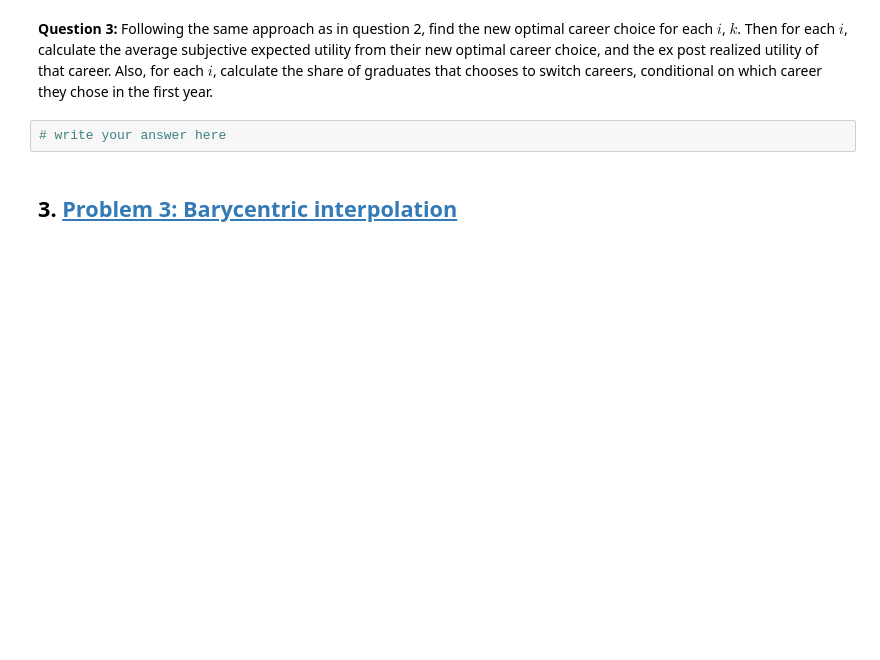
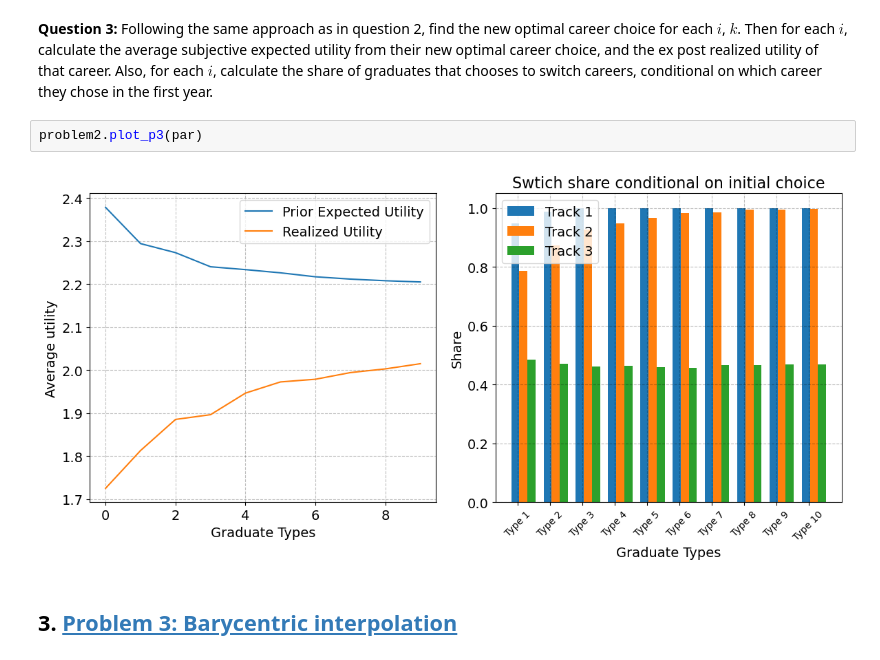
Before and after one commit to NumEconCopenhagen/projects-2024-mikkel-thomas, a Jupyter notebook: examproject/exam_2024.ipynb, the cells around one changed output. Saved outputs shown, nothing was run; the diff lists cells and outputs as text; blank space fills up the shorter version.

```diff
--- a/examproject/exam_2024.ipynb
+++ b/examproject/exam_2024.ipynb
@@ -224,8 +241,10 @@ u^{k,2}_{ij}= \begin{cases}
 $$
 # %% [markdown]
 **Question 3:** Following the same approach as in question 2, find the new optimal career choice for each $i$, $k$. Then for each $i$, calculate the average subjective expected utility from their new optimal career choice, and the ex post realized utility of that career. Also, for each $i$, calculate the share of graduates that chooses to switch careers, conditional on which career they chose in the first year. <br>
-# %%
-# write your answer here
+# %%
+problem2.plot_p3(par)
+# %% [output]
+[figure, added]
 # %% [markdown]
 ## 3. <a id='toc3_'></a>[Problem 3: Barycentric interpolation](#toc0_)
 # %% [markdown]
```
Also changed, not shown: parts of 5 cells of this notebook.
